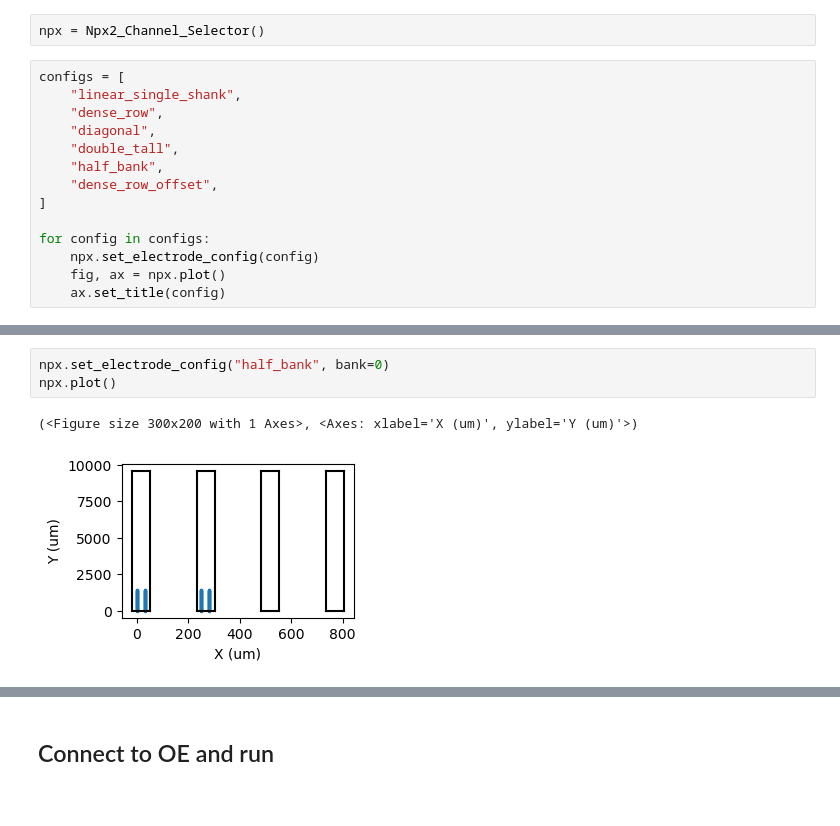
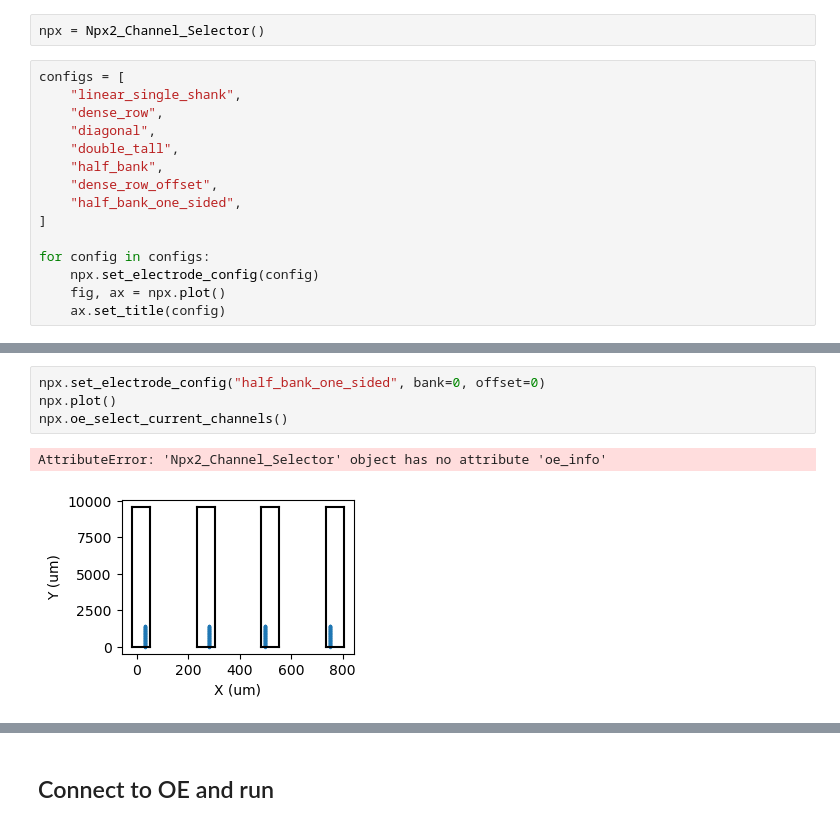
Before and after one commit to jonahpearl/oe_npx_select_channels, a Jupyter notebook: oe_npx_select_channels.ipynb, the cells around one changed output, grey strips where cells are left out. Drawn from its saved outputs; the diff is of its cells as text.

```diff
--- a/oe_npx_select_channels.ipynb
+++ b/oe_npx_select_channels.ipynb
@@ -21,6 +21,7 @@ configs = [
     "double_tall",
     "half_bank",
     "dense_row_offset",
+    "half_bank_one_sided",
 ]
 
 for config in configs:
@@ -37,6 +39,7 @@ for config in configs:
 # %%
-npx.set_electrode_config("half_bank", bank=0)
+npx.set_electrode_config("half_bank_one_sided", bank=0, offset=0)
 npx.plot()
+npx.oe_select_current_channels()
 # %% [output]
-(<Figure size 300x200 with 1 Axes>, <Axes: xlabel='X (um)', ylabel='Y (um)'>)
+AttributeError: 'Npx2_Channel_Selector' object has no attribute 'oe_info'
-[figure, old version]
+[figure, new version]
```
Also changed, not shown: parts of 6 cells of this notebook, 1 other file.
